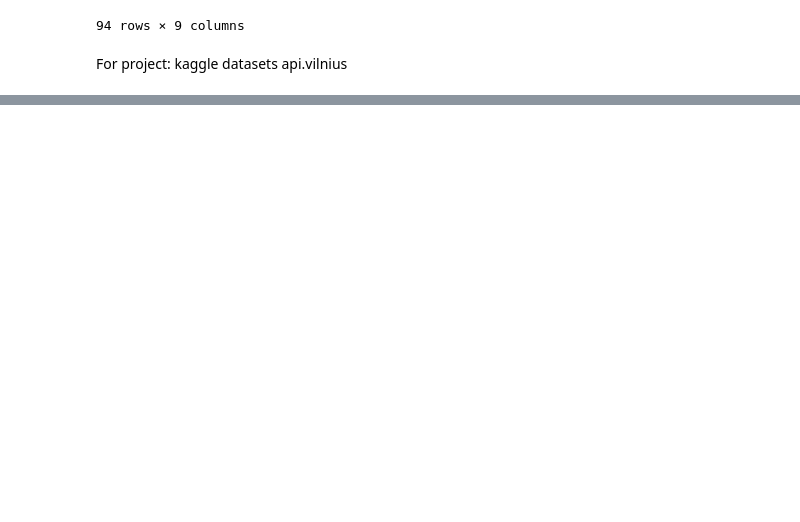
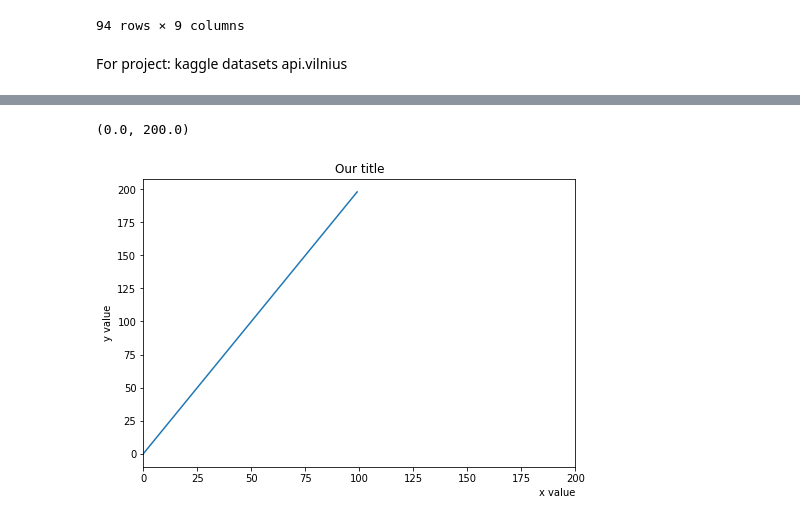
Before and after one commit to rutasp/introduction_python, a Jupyter notebook: Practice.ipynb, the cells around one changed output, grey strips where cells are left out. Cells and saved outputs as stored; diff of their text form; code cells hidden in the pictures; blank space fills up the shorter version.

```diff
--- a/Practice.ipynb
+++ b/Practice.ipynb
@@ -3923,0 +4182,9 @@ api.vilnius
+# %%
+import numpy as np #creating values
+data = np.arange(100)
+# x = list(range(100) ) # won't work so simple, would need to use for loops
+print (data)
+data_y = data * 2
+print (data_y)
+data_z = data ** 2
+print (data_z)
@@ -3923,0 +4211,16 @@ api.vilnius
+# %%
+# create a figure
+#created axes
+fig = plt.figure()
+ax = fig.add_axes( rect=[0,0,1,1] ) # rect = rectangle = [x_start, y_start, width, heigh]
+
+
+#adding values
+ax.plot(data, data_y)
+ax.set_xlabel('x value', loc='right')
+ax.set_ylabel('y value')
+ax.set_title('Our title')
+ax.set_xlim( 0,200 ) #to see that y values are multiplied by 2
+# %% [output]
+(0.0, 200.0)
+[figure, added]
```
Also changed, not shown: parts of 29 cells of this notebook, 2 other files.
